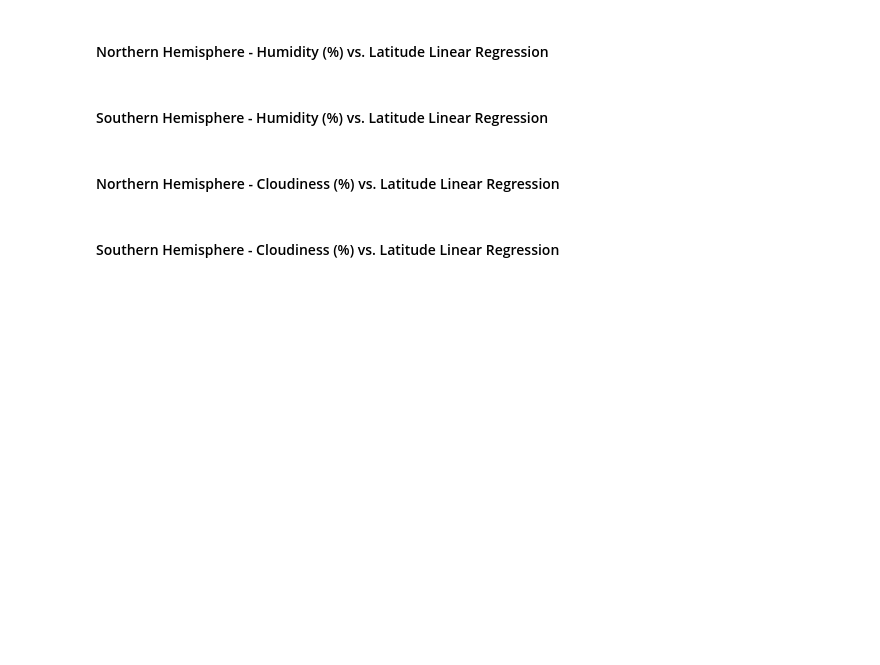
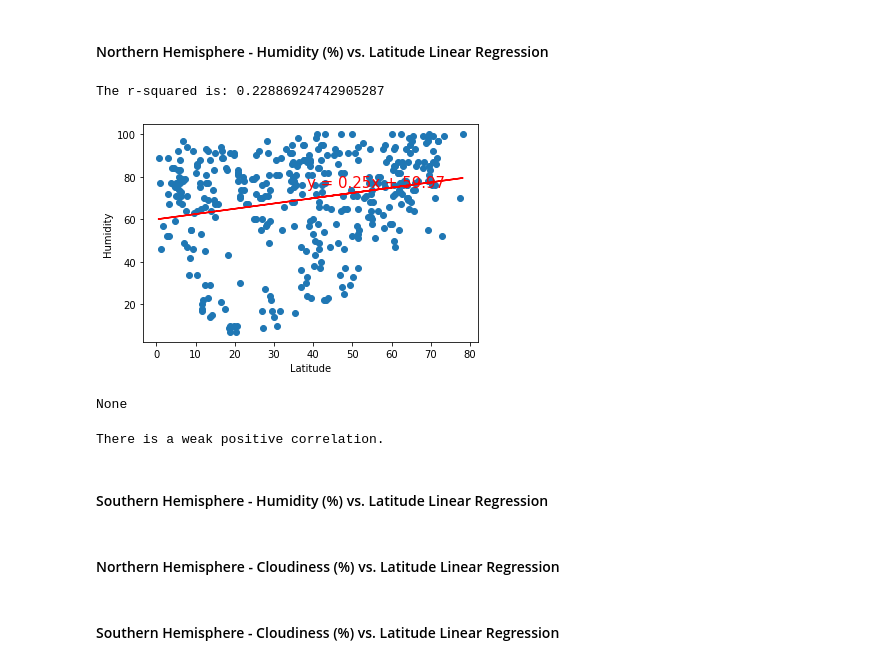
Before and after one commit to margoterudy/python-api-challenge, a Jupyter notebook: WeatherPy.ipynb, the cells around one changed output. Drawn from its saved outputs; the diff is of its cells as text; code cells hidden in the pictures; blank space fills up the shorter version.

```diff
--- a/WeatherPy.ipynb
+++ b/WeatherPy.ipynb
@@ -339,2 +353,17 @@ print(linear_reg_plot(x_values,y_values))
 # %% [markdown]
 ####  Northern Hemisphere - Humidity (%) vs. Latitude Linear Regression
+# %%
+#Define X and Y
+x_values = Northern_hemisphere["Lat"]
+y_values = Northern_hemisphere["Humidity"]
+
+# Call an function #2
+annotate(linear_reg_plot, 0, 0)
+
+#Label and diplay
+plt.ylabel("Humidity")
+print(linear_reg_plot(x_values,y_values))
+# %% [output]
+The r-squared is: 0.22886924742905287
+[figure, added]
+None
@@ -341,3 +373,8 @@ print(linear_reg_plot(x_values,y_values))
+# %%
+#Print Correlation
+print(f'There is a weak positive correlation.')
+# %% [output]
+There is a weak positive correlation.
 # %% [markdown]
 ####  Southern Hemisphere - Humidity (%) vs. Latitude Linear Regression
 # %% [markdown]
```
Also changed, not shown: parts of 6 cells of this notebook, 1 other file.
